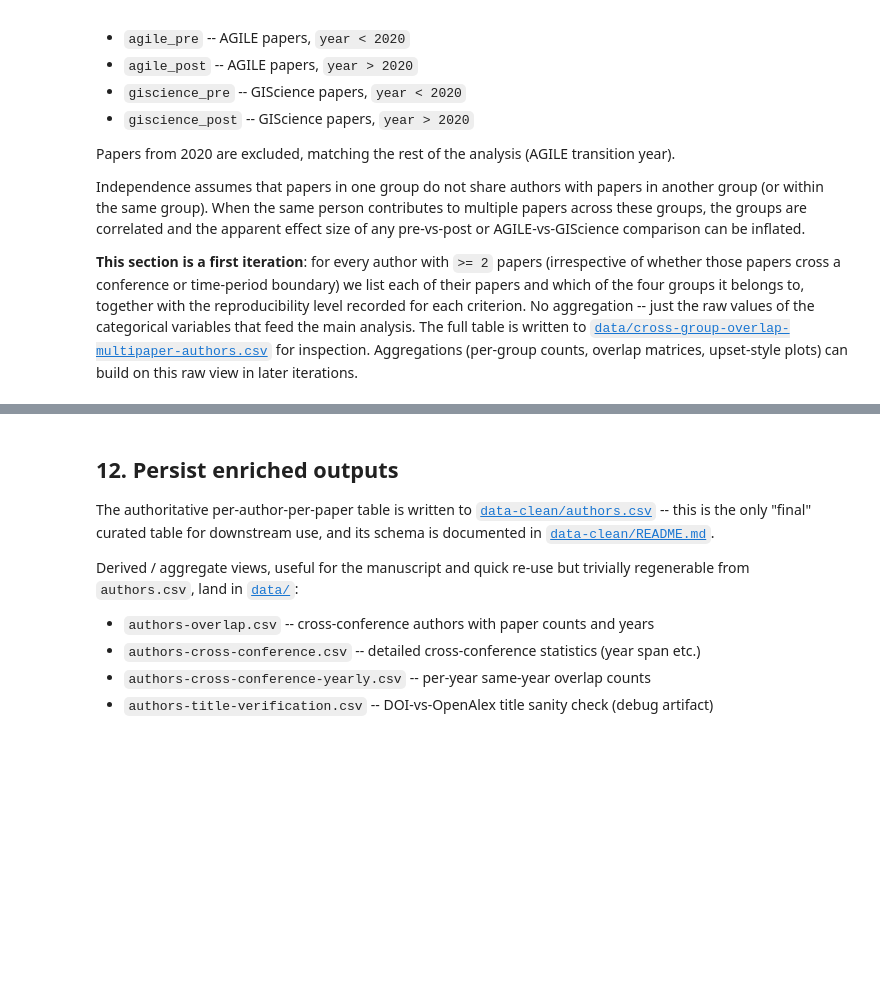
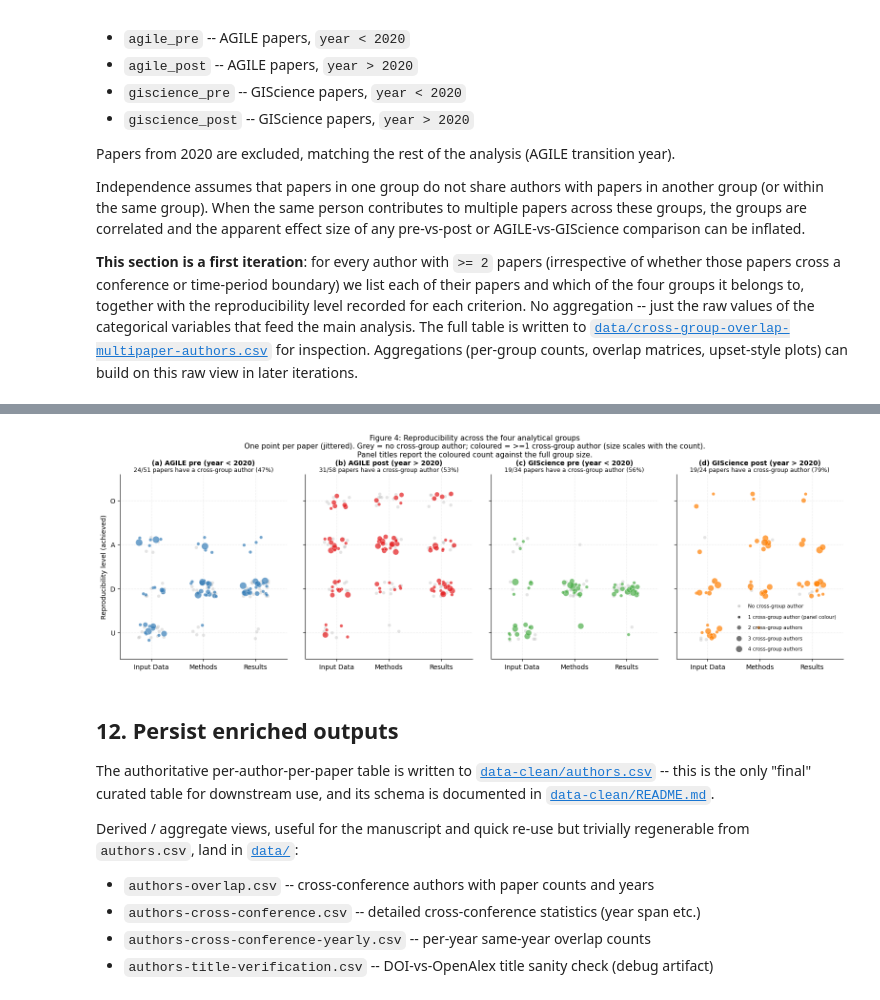
Before and after one commit to nuest/reproducible-research-giscience-longitudinal-study, a Jupyter notebook: 07_authorship.ipynb, the cells around one changed output, grey strips where cells are left out. Drawn from its saved outputs; the diff is of its cells as text; code cells hidden in the pictures; blank space fills up the shorter version.

Commit message:
in figure 4, scale circles by number of cross-authors

```diff
--- a/07_authorship.ipynb
+++ b/07_authorship.ipynb
@@ -1214,8 +1217,8 @@ pre-vs-post and AGILE-vs-GIScience comparisons.
 # %%
 # Section 11.2: jittered small multiples of reproducibility across the four groups.
 # One point per distinct paper per group; two overlays:
-#   - grey (backdrop):   papers without a cross-group author
-#   - coloured (on top): papers with >=1 cross-group author
+#   - grey (backdrop):   papers without a cross-group author (uniform size)
+#   - coloured (on top): papers with >=1 cross-group author (size ~ # cross-group authors)
 # Panel titles report the coloured count against the *full* group (all papers).
 import numpy as np
 from matplotlib.lines import Line2D
@@ -1239,21 +1242,28 @@ GROUP_COLORS = {
     "giscience_post": SET1[4],  # orange (GIScience post)
 }
 COLOR_NONCROSS = "0.7"  # toned-down grey for papers without a cross-group author
+SIZE_BASE = 24          # base marker area (pt^2) for 1 cross-group author / non-cross papers
+SIZE_PER_AUTHOR = 28    # additional area per extra cross-group author on the same paper
 
 rng = np.random.default_rng(20260416)  # reproducible jitter
-X_JIT = 0.25  # half-width of the horizontal jitter box (< 0.5 so categories stay apart)
-Y_JIT = 0.18  # half-width of the vertical jitter box   (< 0.5 so levels stay apart)
+X_JIT = 0.25
+Y_JIT = 0.18
 
 # Cross-group authors = identities appearing in >= 2 of the 4 groups (2020 already
 # excluded in `grouped`). Papers with >=1 cross-group author are the coloured subset.
 author_groups = grouped.groupby("identity")["group"].agg(lambda s: set(s))
 crossgroup_ids = set(author_groups[author_groups.map(len) >= 2].index)
-papers_with_crossgroup = set(
-    grouped[grouped["identity"].isin(crossgroup_ids)]["paper"]
+
+# Count how many cross-group authors each paper has *within* each group.
+crossgroup_author_counts = (
+    grouped[grouped["identity"].isin(crossgroup_ids)]
+    .groupby(["group", "paper"])["identity"]
+    .nunique()
+    .rename("n_crossgroup_authors")
+    .reset_index()
 )
 
-# Full denominator per group: every paper in the analytical group, irrespective of
-# whether its authors also publish in one of the other groups.
+# Full set: every (group, paper) with reproducibility columns attached.
 all_group_papers = (
     grouped[["group", "paper"]].drop_duplicates()
     .merge(
@@ -1261,23 +1271,28 @@ all_group_papers = (
             "consolidated_results"]],
         on="paper", how="left",
     )
+    .merge(crossgroup_author_counts, on=["group", "paper"], how="left")
 )
-all_group_papers["is_cross"] = all_group_papers["paper"].isin(papers_with_crossgroup)
+all_group_papers["n_crossgroup_authors"] = (
+    all_group_papers["n_crossgroup_authors"].fillna(0).astype(int)
+)
+all_group_papers["is_cross"] = all_group_papers["n_crossgroup_authors"] > 0
 group_totals = all_group_papers.groupby("group")["paper"].nunique()
 
 
 def _jittered_xy(vals, xi, rng):
-    """Map reproducibility levels to y indices and jitter (x, y) for scatter."""
     y = vals.map(lambda v: LEVEL_LABELS.index(v) if v in LEVEL_LABELS else np.nan).dropna()
     n = len(y)
     if n == 0:
-        return None, None
+        return None, None, y.index
     x_jit = xi + rng.uniform(-X_JIT, X_JIT, size=n)
     y_jit = y.values + rng.uniform(-Y_JIT, Y_JIT, size=n)
-    return x_jit, y_jit
+    return x_jit, y_jit, y.index
 
 
-fig, axes = plt.subplots(1, 4, figsize=(16, 4.6), sharey=True)
+PANEL_LABELS = {g: chr(ord("a") + i) for i, g in enumerate(GROUPS)}
+
+fig, axes = plt.subplots(1, 4, figsize=(16, 5.2), sharey=True)
 for ax, group in zip(axes, GROUPS):
     sub_all = all_group_papers[all_group_papers["group"] == group]
     sub_non = sub_all[~sub_all["is_cross"]]
@@ -1286,60 +1301,85 @@ for ax, group in zip(axes, GROUPS):
     n_cross = len(sub_cross)
     pct = (n_cross / n_total * 100) if n_total else 0.0
 
-    # Backdrop: papers without any cross-group author, in toned-down grey.
+    # Backdrop: papers without any cross-group author, uniform size in grey.
     for xi, crit in enumerate(CRITERIA):
-        x_jit, y_jit = _jittered_xy(sub_non[f"consolidated_{crit}"].dropna(), xi, rng)
+        x_jit, y_jit, _ = _jittered_xy(sub_non[f"consolidated_{crit}"].dropna(), xi, rng)
         if x_jit is None:
             continue
-        ax.scatter(x_jit, y_jit, s=28, alpha=0.35,
+        ax.scatter(x_jit, y_jit, s=SIZE_BASE, alpha=0.35,
                    facecolor=COLOR_NONCROSS, edgecolor="white", linewidth=0.3,
                    zorder=2)
-    # Foreground: papers with a cross-group author, in the panel's colour.
+
+    # Foreground: papers with cross-group author(s), size scaled by count.
     for xi, crit in enumerate(CRITERIA):
-        x_jit, y_jit = _jittered_xy(sub_cross[f"consolidated_{crit}"].dropna(), xi, rng)
+        col = f"consolidated_{crit}"
+        vals = sub_cross[col].dropna()
+        x_jit, y_jit, idx = _jittered_xy(vals, xi, rng)
         if x_jit is None:
             continue
-        ax.scatter(x_jit, y_jit, s=32, alpha=0.7,
+        sizes = sub_cross.loc[idx, "n_crossgroup_authors"].values
+        s = SIZE_BASE + SIZE_PER_AUTHOR * (sizes - 1)
+        ax.scatter(x_jit, y_jit, s=s, alpha=0.7,
                    facecolor=GROUP_COLORS[group], edgecolor="white", linewidth=0.4,
                    zorder=4)
+
+    # Two-line panel heading: bold label + group name, then regular stats line.
+    label = PANEL_LABELS[group]
     ax.set_title(
-        f"{GROUP_TITLES[group]}\n"
+        f"({label}) {GROUP_TITLES[group]}",
+        fontsize=10, fontweight="bold", pad=14,
+    )
+    ax.text(
+        0.5, 1.005,
         f"{n_cross}/{n_total} papers have a cross-group author ({pct:.0f}%)",
-        fontsize=10,
+        transform=ax.transAxes, fontsize=9, ha="center", va="bottom",
     )
+
     ax.set_xticks(range(len(CRITERIA)))
     ax.set_xticklabels([CRIT_LABELS[c] for c in CRITERIA])
     ax.set_xlim(-0.6, len(CRITERIA) - 0.4)
     ax.grid(True, linestyle=":", alpha=0.4)
     ax.spines["top"].set_visible(False)
     ax.spines["right"].set_visible(False)
 
 axes[0].set_yticks(range(len(LEVEL_LABELS)))
 axes[0].set_yticklabels(LEVEL_LABELS)
 axes[0].set_ylabel("Reproducibility level (achieved)")
 axes[0].set_ylim(-0.6, len(LEVEL_LABELS) - 0.4)
 
+# Legend: grey = non-cross; coloured = cross; size key.
 legend_handles = [
-    Line2D([0], [0], marker="o", linestyle="", markersize=8,
+    Line2D([0], [0], marker="o", linestyle="", markersize=SIZE_BASE**0.5,
            markerfacecolor=COLOR_NONCROSS, markeredgecolor="white",
            alpha=0.6, label="No cross-group author"),
-    Line2D([0], [0], marker="o", linestyle="", markersize=8,
+    Line2D([0], [0], marker="o", linestyle="", markersize=SIZE_BASE**0.5,
            markerfacecolor="0.25", markeredgecolor="white",
-           label=">=1 cross-group author (panel colour)"),
+           label="1 cross-group author (panel colour)"),
 ]
-axes[0].legend(handles=legend_handles, loc="upper left", fontsize=8, frameon=False)
+for n_auth in (2, 3, 4):
+    legend_handles.append(
+        Line2D([0], [0], marker="o", linestyle="",
+               markersize=(SIZE_BASE + SIZE_PER_AUTHOR * (n_auth - 1))**0.5,
+               markerfacecolor="0.45", markeredgecolor="white",
+               label=f"{n_auth} cross-group authors"),
+    )
+axes[-1].legend(handles=legend_handles, loc="lower right", fontsize=7.5,
+                frameon=False, labelspacing=1.2, borderpad=1.0)
 
 fig.suptitle(
     "Figure 4: Reproducibility across the four analytical groups\n"
-    "One point per distinct paper (jittered). Grey = no cross-group author; "
-    "coloured = >=1 cross-group author (panel colour).\n"
+    "One point per paper (jittered). Grey = no cross-group author; "
+    "coloured = >=1 cross-group author (size scales with the count).\n"
     "Panel titles report the coloured count against the full group size.",
     fontsize=11,
 )
 fig.tight_layout()
+fig.subplots_adjust(top=0.82)
 fig.savefig(FIG_DIR / "figure4_crossgroup_overlap_reprolevels.png", dpi=150)
 fig.savefig(FIG_DIR / "figure4_crossgroup_overlap_reprolevels.pdf")
 plt.show()
+# %% [output]
+[figure, added]
 # %% [markdown]
 ## 12. Persist enriched outputs
 
```
Also changed, not shown: parts of 1 cell of this notebook, 1 other file.
